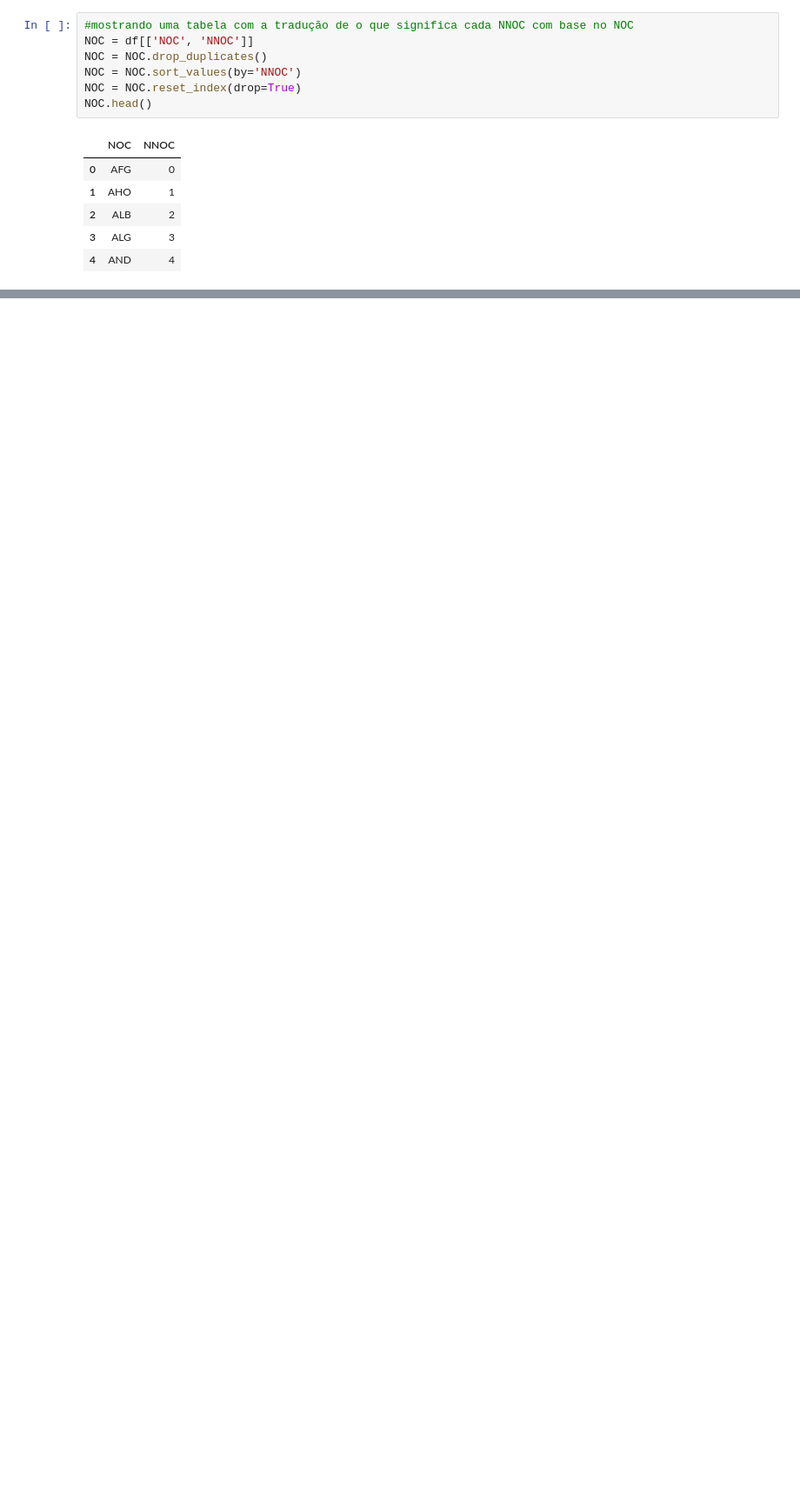
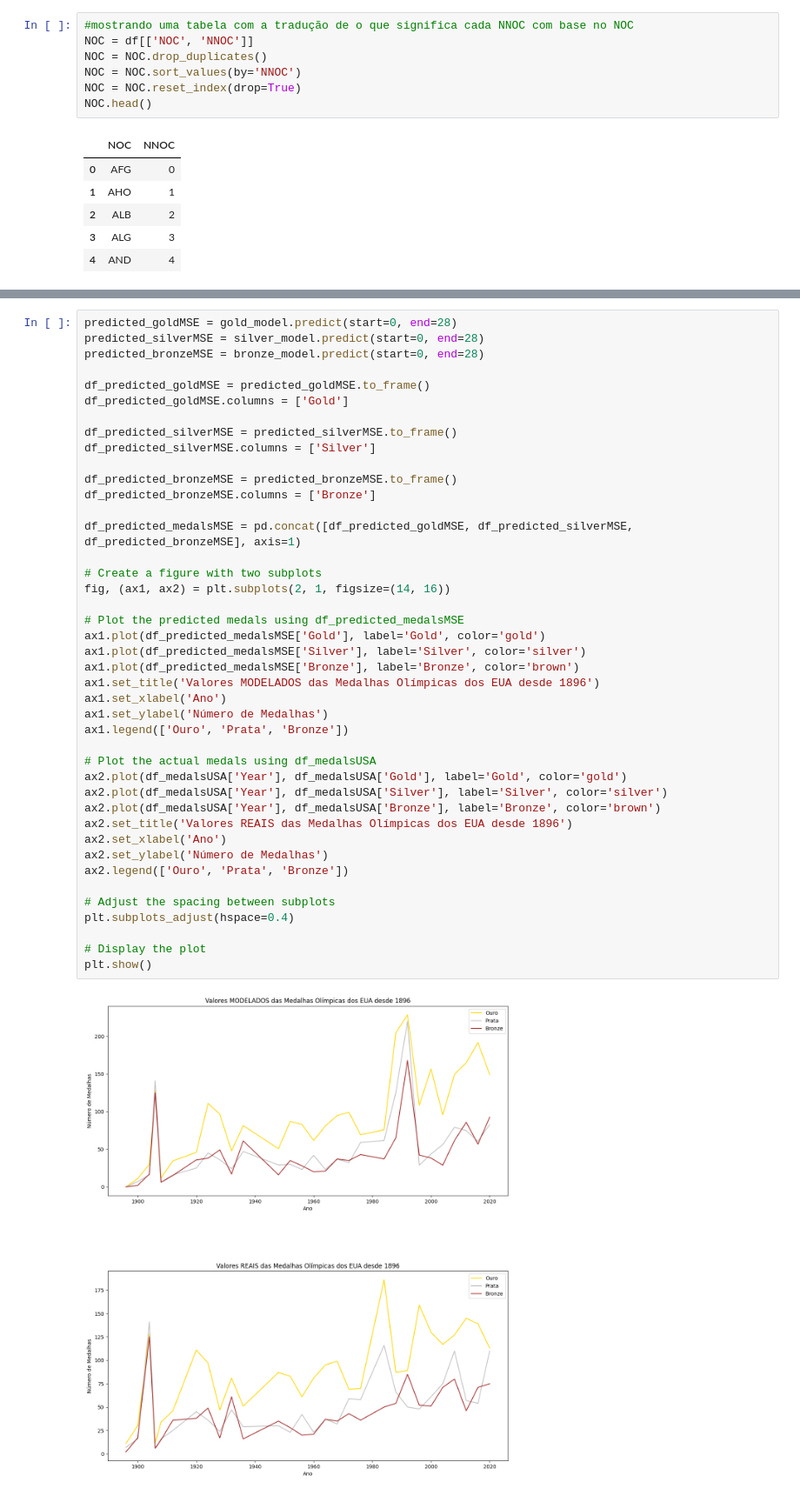
Before and after one commit to thiagonarcizo/formulacao-projetos, a Jupyter notebook: olimpiadas/tratamento.ipynb, the cells around one changed output, grey strips where cells are left out. Shown: that part at 87% size. Cells and saved outputs as stored; diff of their text form; blank space fills up the shorter version.

```diff
--- a/olimpiadas/tratamento.ipynb
+++ b/olimpiadas/tratamento.ipynb
@@ -175,0 +443,44 @@ IntRangeSlider(value=(1896, 2020), continuous_update=False, description='Interva
+# %%
+predicted_goldMSE = gold_model.predict(start=0, end=28)
+predicted_silverMSE = silver_model.predict(start=0, end=28)
+predicted_bronzeMSE = bronze_model.predict(start=0, end=28)
+
+df_predicted_goldMSE = predicted_goldMSE.to_frame()
+df_predicted_goldMSE.columns = ['Gold']
+
+df_predicted_silverMSE = predicted_silverMSE.to_frame()
+df_predicted_silverMSE.columns = ['Silver']
+
+df_predicted_bronzeMSE = predicted_bronzeMSE.to_frame()
+df_predicted_bronzeMSE.columns = ['Bronze']
+
+df_predicted_medalsMSE = pd.concat([df_predicted_goldMSE, df_predicted_silverMSE, df_predicted_bronzeMSE], axis=1)
+
+# Create a figure with two subplots
+fig, (ax1, ax2) = plt.subplots(2, 1, figsize=(14, 16))
+
+# Plot the predicted medals using df_predicted_medalsMSE
+ax1.plot(df_predicted_medalsMSE['Gold'], label='Gold', color='gold')
+ax1.plot(df_predicted_medalsMSE['Silver'], label='Silver', color='silver')
+ax1.plot(df_predicted_medalsMSE['Bronze'], label='Bronze', color='brown')
+ax1.set_title('Valores MODELADOS das Medalhas Olímpicas dos EUA desde 1896')
+ax1.set_xlabel('Ano')
+ax1.set_ylabel('Número de Medalhas')
+ax1.legend(['Ouro', 'Prata', 'Bronze'])
+
+# Plot the actual medals using df_medalsUSA
+ax2.plot(df_medalsUSA['Year'], df_medalsUSA['Gold'], label='Gold', color='gold')
+ax2.plot(df_medalsUSA['Year'], df_medalsUSA['Silver'], label='Silver', color='silver')
+ax2.plot(df_medalsUSA['Year'], df_medalsUSA['Bronze'], label='Bronze', color='brown')
+ax2.set_title('Valores REAIS das Medalhas Olímpicas dos EUA desde 1896')
+ax2.set_xlabel('Ano')
+ax2.set_ylabel('Número de Medalhas')
+ax2.legend(['Ouro', 'Prata', 'Bronze'])
+
+# Adjust the spacing between subplots
+plt.subplots_adjust(hspace=0.4)
+
+# Display the plot
+plt.show()
+# %% [output]
+[figure, added]
```
Also changed, not shown: parts of 21 cells of this notebook.
